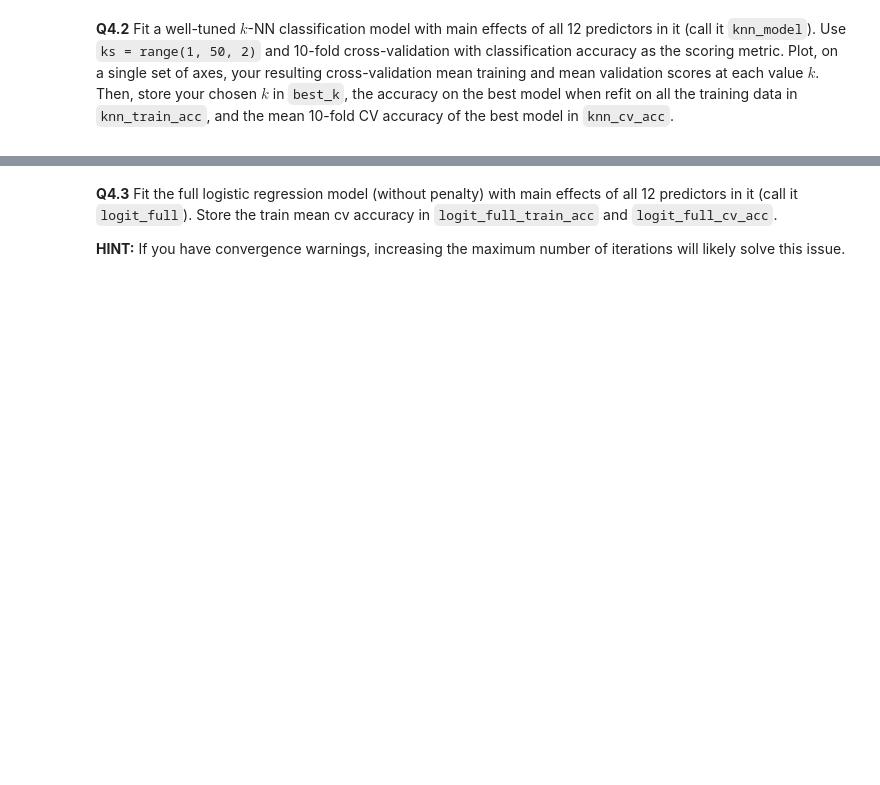
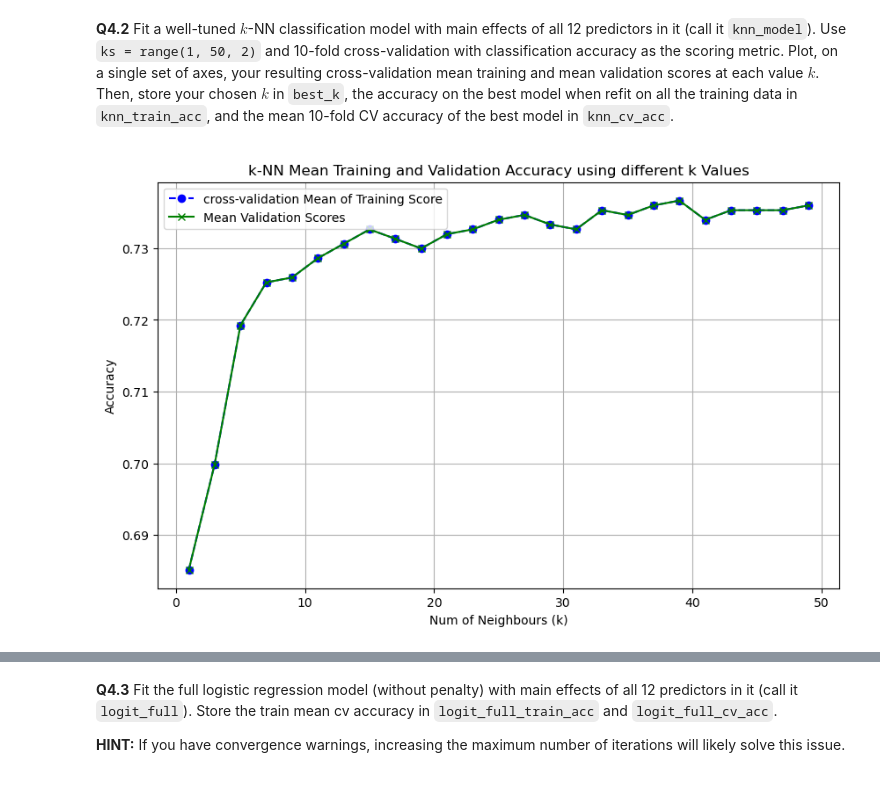
Before and after one commit to WayneKaiYeh/CSCI-E-109A-Intro-of-DS-HW, a Jupyter notebook: cs1090a_Kai_hw4.ipynb, the cells around one changed output, grey strips where cells are left out. Saved outputs shown, nothing was run; the diff lists cells and outputs as text; code cells hidden in the pictures; blank space fills up the shorter version.

```diff
--- a/cs1090a_Kai_hw4.ipynb
+++ b/cs1090a_Kai_hw4.ipynb
@@ -1214,3 +1216,35 @@ non_binary_predictors = ...
+# %%
+# your code here
+
+#original_predictors are:
+original_predictors = [
+    "test_score", "ap", "avg_ap", "sat_subjects",
+    "gpa", "female", "minority", "international",
+    "sports", "harvard", "early_app", "alumni",
+]
+
+
+#non-binary predictors
+non_binary_predictors = ["test_score", "ap", "avg_ap", "sat_subjects", "gpa"]
+
+
+
+# apply standard scaler to non-binary predictors
+scaler = StandardScaler()
+
+# Fit the scaler on the training data and transform the training and test data
+#  fit scaler on just the training data
+college_train[non_binary_predictors] = scaler.fit_transform(college_train[non_binary_predictors])
+
+# use it to transform both train and test.
+college_test[non_binary_predictors] = scaler.transform(college_test[non_binary_predictors])
+
+
+#drop the target variable for the train data
+X_train = college_train.drop(columns=["admitted"])
+y_train = college_train["admitted"] #extract the target
+X_test = college_test.drop(columns=["admitted"])
+y_test = college_test["admitted"]
 # %%
 # preview summary stats after standardizing
 X_train.describe()
@@ -1240,3 +1315,18 @@ knn_cv_acc = ...
+# %%
+# Plot, on a single set of axes, your resulting cross-validation mean training and mean validation scores at each value of k
+# Plot cross-validation results
+plt.figure(figsize=(10, 6))
+
+plt.plot(ks, train_scores, label="cross-validation Mean of Training Score", color="blue", linestyle="--", marker='o')
+plt.plot(ks, v_scores, label="Mean Validation Scores",color="green", linestyle="-", marker='x')
+plt.xlabel("Num of Neighbours (k)")
+plt.ylabel("Accuracy")
+plt.title("k-NN Mean Training and Validation Accuracy using different k Values")
+plt.legend()
+plt.grid(True)
+plt.show()
+# %% [output]
+[figure, added]
 # %%
 print(
     "The classification accuracies for 'knn_model' where k={} "
```
Also changed, not shown: parts of 30 cells of this notebook.
